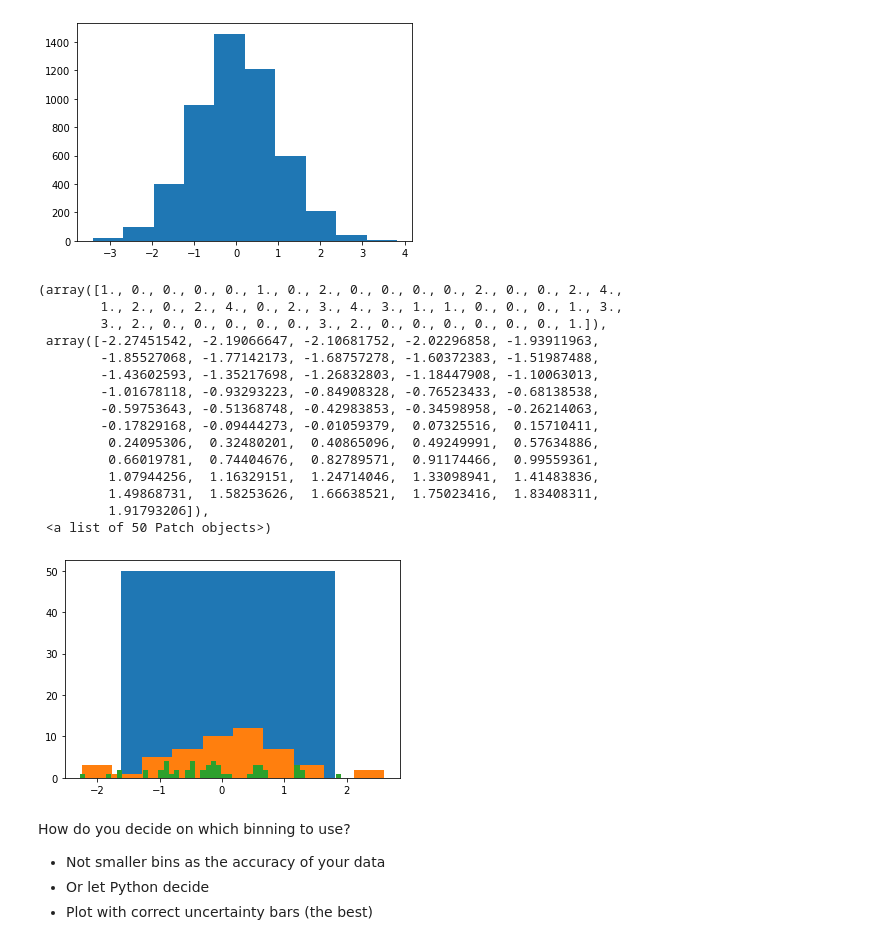
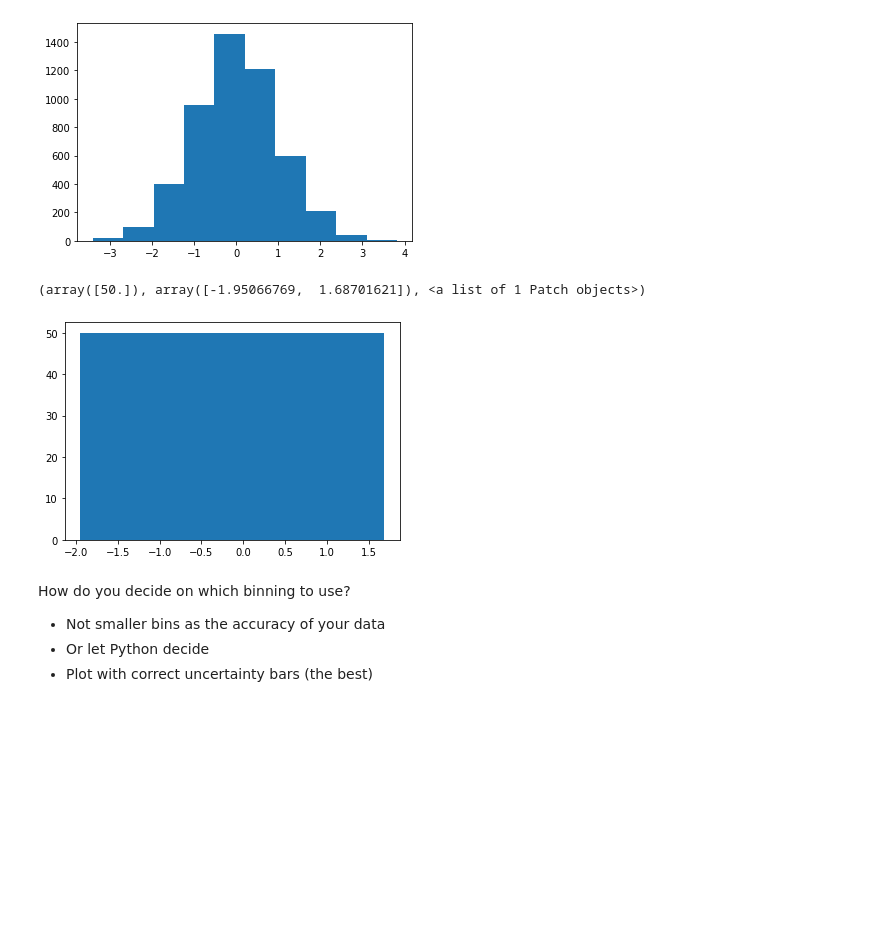
Before and after one commit to sigvehaug/ISDAwPython_day3.1, a Jupyter notebook: Solutions/ISDAwPython_3_1_NB_1_Sol.ipynb, the cells around one changed output. Drawn from its saved outputs; the diff is of its cells as text; code cells hidden in the pictures; blank space fills up the shorter version.

```diff
--- a/Solutions/ISDAwPython_3_1_NB_1_Sol.ipynb
+++ b/Solutions/ISDAwPython_3_1_NB_1_Sol.ipynb
@@ -31,26 +31,10 @@ plt.hist(norm.rvs(0,1,5000))
 [figure]
 # %%
 # Plot the histogram with different binnings
-plt.hist(norm.rvs(0,1,50),bins=1)
-plt.hist(norm.rvs(0,1,50),bins=10)
-plt.hist(norm.rvs(0,1,50),bins=50)
+plt.hist(norm.rvs(0,1,50),bins=1) # 1, 5, 10, 150
 # %% [output]
-(array([1., 0., 0., 0., 0., 1., 0., 2., 0., 0., 0., 0., 2., 0., 0., 2., 4.,
-        1., 2., 0., 2., 4., 0., 2., 3., 4., 3., 1., 1., 0., 0., 0., 1., 3.,
-        3., 2., 0., 0., 0., 0., 0., 3., 2., 0., 0., 0., 0., 0., 0., 1.]),
- array([-2.27451542, -2.19066647, -2.10681752, -2.02296858, -1.93911963,
-        -1.85527068, -1.77142173, -1.68757278, -1.60372383, -1.51987488,
-        -1.43602593, -1.35217698, -1.26832803, -1.18447908, -1.10063013,
-        -1.01678118, -0.93293223, -0.84908328, -0.76523433, -0.68138538,
-        -0.59753643, -0.51368748, -0.42983853, -0.34598958, -0.26214063,
-        -0.17829168, -0.09444273, -0.01059379,  0.07325516,  0.15710411,
-         0.24095306,  0.32480201,  0.40865096,  0.49249991,  0.57634886,
-         0.66019781,  0.74404676,  0.82789571,  0.91174466,  0.99559361,
-         1.07944256,  1.16329151,  1.24714046,  1.33098941,  1.41483836,
-         1.49868731,  1.58253626,  1.66638521,  1.75023416,  1.83408311,
-         1.91793206]),
- <a list of 50 Patch objects>)
+(array([50.]), array([-1.95066769,  1.68701621]), <a list of 1 Patch objects>)
-[figure, old version]
+[figure, new version]
 # %% [markdown]
 How do you decide on which binning to use?
 
```
Also changed, not shown: parts of 8 cells of this notebook.
